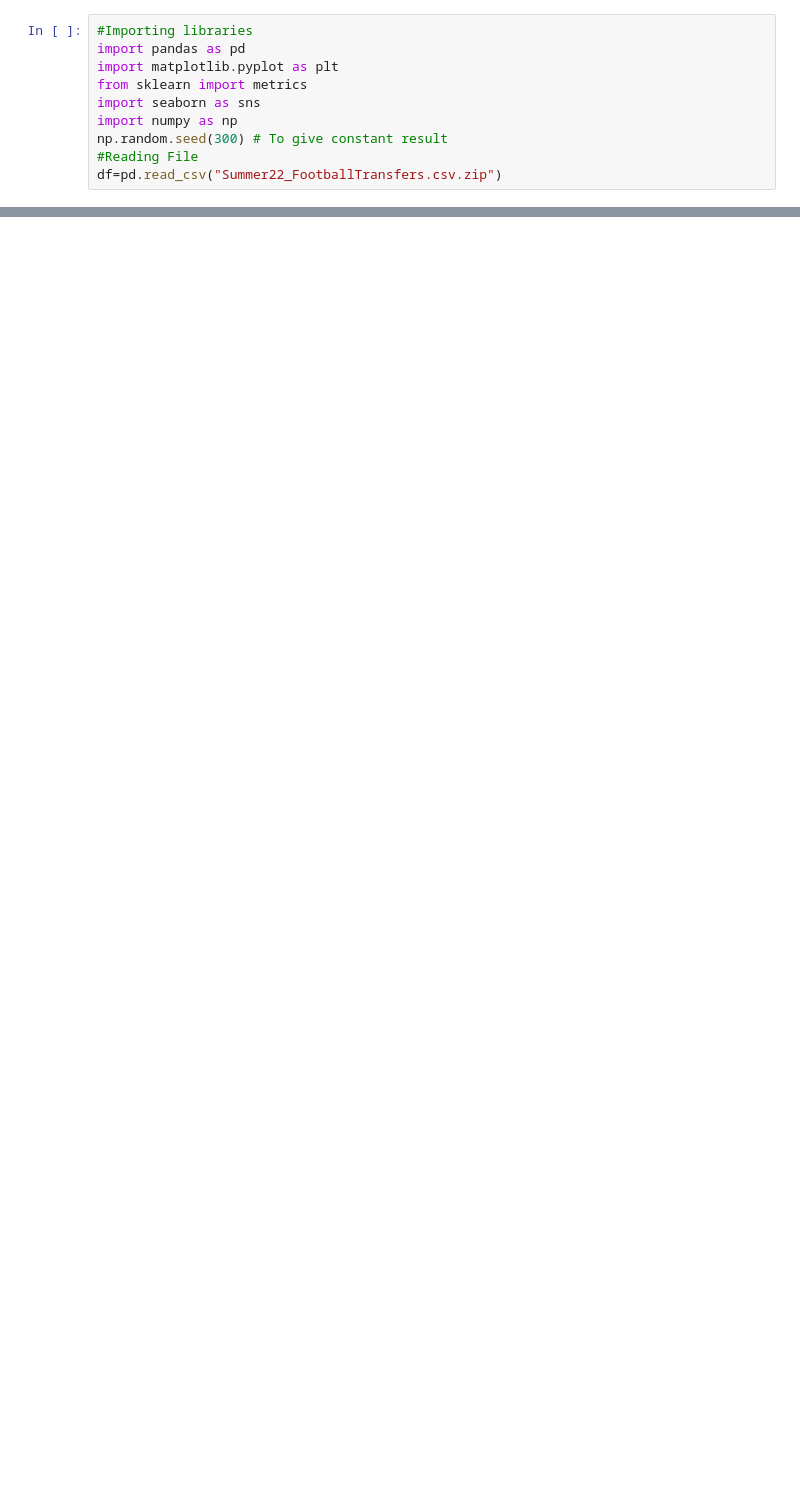
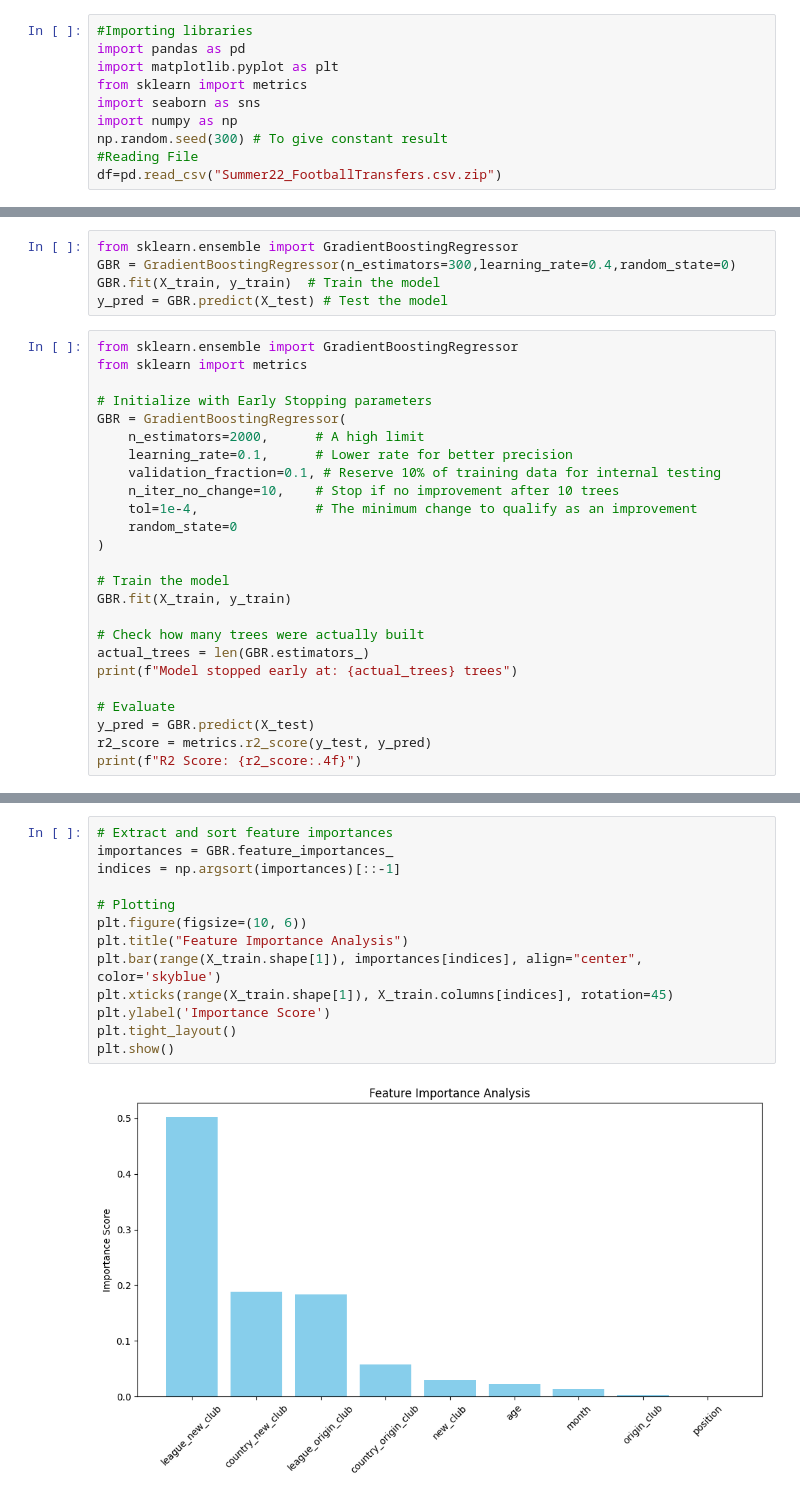
Before and after one commit to alimohmedelsaid26-cell/1000MLEngineer, a Jupyter notebook: Football_transfer_data_Preprocessing.ipynb, the cells around one changed output, grey strips where cells are left out. Cells and saved outputs as stored; diff of their text form; blank space fills up the shorter version.

```diff
--- a/Football_transfer_data_Preprocessing.ipynb
+++ b/Football_transfer_data_Preprocessing.ipynb
@@ -299,0 +34,30 @@ df_3.head()
+# %%
+from sklearn.ensemble import GradientBoostingRegressor
+GBR = GradientBoostingRegressor(n_estimators=300,learning_rate=0.4,random_state=0)
+GBR.fit(X_train, y_train)  # Train the model
+y_pred = GBR.predict(X_test) # Test the model
+# %%
+from sklearn.ensemble import GradientBoostingRegressor
+from sklearn import metrics
+
+# Initialize with Early Stopping parameters
+GBR = GradientBoostingRegressor(
+    n_estimators=2000,      # A high limit
+    learning_rate=0.1,      # Lower rate for better precision
+    validation_fraction=0.1, # Reserve 10% of training data for internal testing
+    n_iter_no_change=10,    # Stop if no improvement after 10 trees
+    tol=1e-4,               # The minimum change to qualify as an improvement
+    random_state=0
+)
+
+# Train the model
+GBR.fit(X_train, y_train)
+
+# Check how many trees were actually built
+actual_trees = len(GBR.estimators_)
+print(f"Model stopped early at: {actual_trees} trees")
+
+# Evaluate
+y_pred = GBR.predict(X_test)
+r2_score = metrics.r2_score(y_test, y_pred)
+print(f"R2 Score: {r2_score:.4f}")
@@ -299,0 +96,15 @@ df_3.head()
+# %%
+# Extract and sort feature importances
+importances = GBR.feature_importances_
+indices = np.argsort(importances)[::-1]
+
+# Plotting
+plt.figure(figsize=(10, 6))
+plt.title("Feature Importance Analysis")
+plt.bar(range(X_train.shape[1]), importances[indices], align="center", color='skyblue')
+plt.xticks(range(X_train.shape[1]), X_train.columns[indices], rotation=45)
+plt.ylabel('Importance Score')
+plt.tight_layout()
+plt.show()
+# %% [output]
+[figure, added]
```
Also changed, not shown: parts of 33 cells of this notebook.
